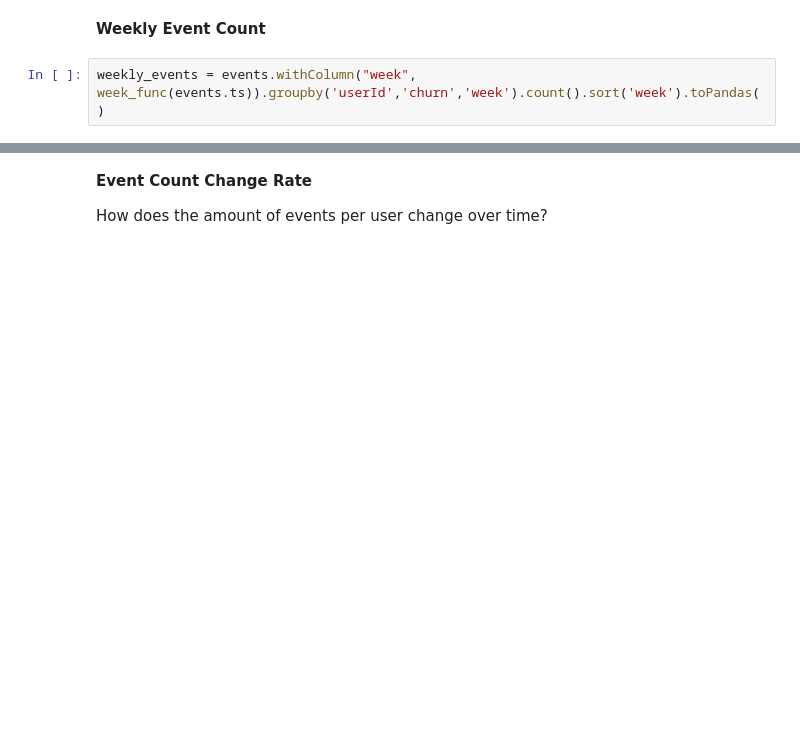
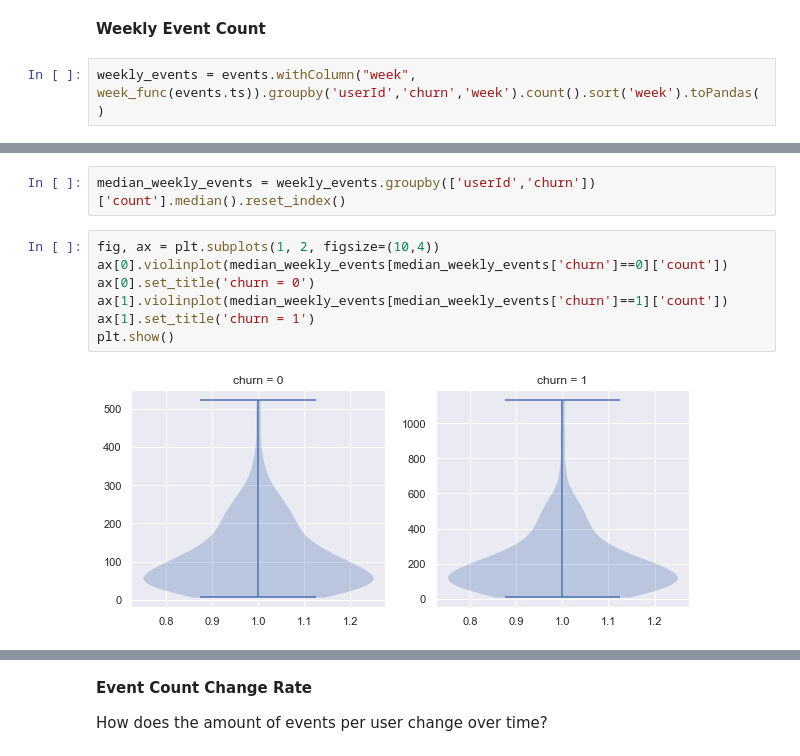
Before and after one commit to bytesbysophie/sparkify-customer-churn-prediction, a Jupyter notebook: Sparkify.ipynb, the cells around one changed output, grey strips where cells are left out. Saved outputs shown, nothing was run; the diff lists cells and outputs as text; blank space fills up the shorter version.

```diff
--- a/Sparkify.ipynb
+++ b/Sparkify.ipynb
@@ -425,0 +491,11 @@ g.map(plt.hist, "count");
+# %%
+median_weekly_events = weekly_events.groupby(['userId','churn'])['count'].median().reset_index()
+# %%
+fig, ax = plt.subplots(1, 2, figsize=(10,4))
+ax[0].violinplot(median_weekly_events[median_weekly_events['churn']==0]['count'])
+ax[0].set_title('churn = 0')
+ax[1].violinplot(median_weekly_events[median_weekly_events['churn']==1]['count'])
+ax[1].set_title('churn = 1')
+plt.show()
+# %% [output]
+[figure, added]
```
Also changed, not shown: parts of 37 cells of this notebook.
